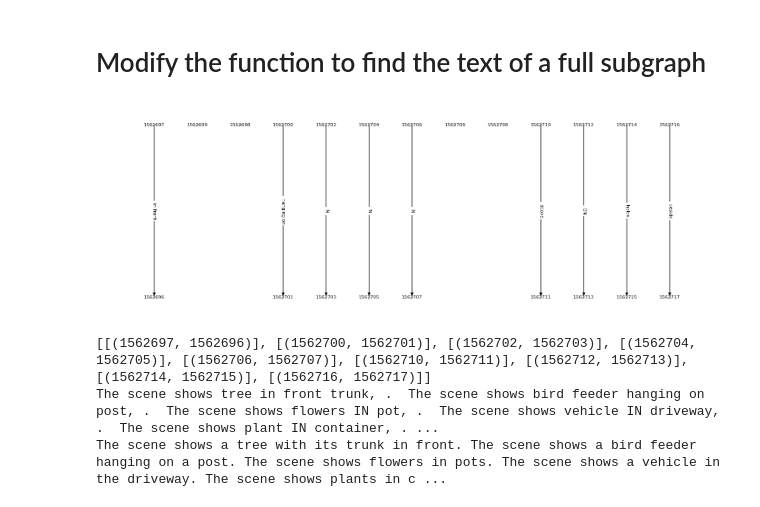
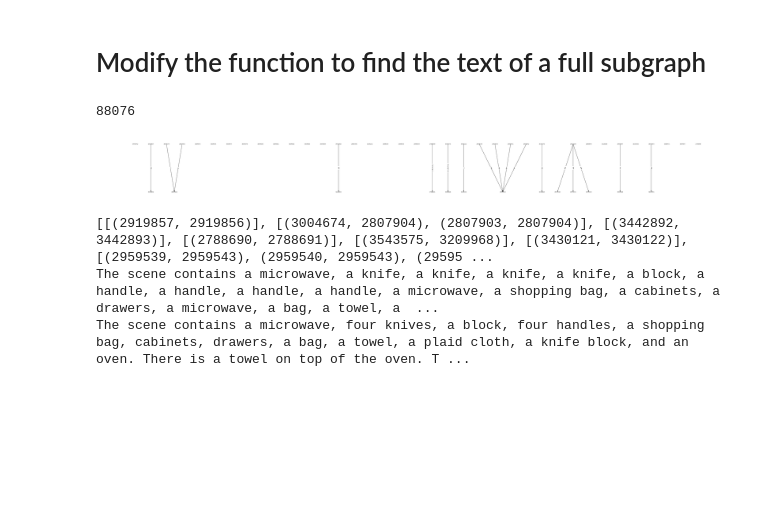
Before and after one commit to roberthoenig/GraphCLIP, a Jupyter notebook: notebooks/build_sentence_from_graph.ipynb, the cells around one changed output. Drawn from its saved outputs; the diff is of its cells as text; code cells hidden in the pictures; blank space fills up the shorter version.

Commit message:
update graph description generation

```diff
--- a/notebooks/build_sentence_from_graph.ipynb
+++ b/notebooks/build_sentence_from_graph.ipynb
@@ -170,17 +187,28 @@ def get_connected_component_edges(g):
-# %%
-g = choice(graphs)
-plot_graph(g)
-print(get_connected_component_edges(g))
-sentence = ""
-raw_draft = ""
-for subgraph_edges in get_connected_component_edges(g):
-    sentence_draft = subg_get_sentence_draft(subgraph_edges)
-    raw_draft += sentence_draft + " "
-    sentence += subg_get_sentence(sentence_draft) + " "
-print(raw_draft)
-print(sentence) # in practice this is better than using the whole graph in gpt 3
-# %% [output]
-[figure, removed]
-[[(1562697, 1562696)], [(1562700, 1562701)], [(1562702, 1562703)], [(1562704, 1562705)], [(1562706, 1562707)], [(1562710, 1562711)], [(1562712, 1562713)], [(1562714, 1562715)], [(1562716, 1562717)]]
-The scene shows tree in front trunk, .  The scene shows bird feeder hanging on post, .  The scene shows flowers IN pot, .  The scene shows vehicle IN driveway, .  The scene shows plant IN container, . ...
-The scene shows a tree with its trunk in front. The scene shows a bird feeder hanging on a post. The scene shows flowers in pots. The scene shows a vehicle in the driveway. The scene shows plants in c ...
+# %%
+import random
+idx = random.randint(0, len(graphs))
+print(idx)
+g = graphs[106058]
+plot_graph(g)
+print(get_connected_component_edges(g)[0])
+sentence = ""
+raw_draft = "The scene contains "
+components, lonely_nodes = get_connected_component_edges(g)
+for node in lonely_nodes:
+    raw_draft += "a " + g.labels[node] + ", "
+sentence += subg_get_sentence(raw_draft) + " "
+for subgraph_edges in components:
+    sentence_draft = subg_get_sentence_draft(subgraph_edges)
+    if sentence_draft not in raw_draft: # avoid duplicates, which happens regularly
+        raw_draft += sentence_draft + " "
+        sentence += subg_get_sentence(sentence_draft) + " "
+print(raw_draft)
+print(sentence)
+# sentence = graph_get_description(raw_draft) # transforming all at once somehow is not wokring as well
+# print(sentence)
+# %% [output]
+88076
+[figure, added]
+[[(2919857, 2919856)], [(3004674, 2807904), (2807903, 2807904)], [(3442892, 3442893)], [(2788690, 2788691)], [(3543575, 3209968)], [(3430121, 3430122)], [(2959539, 2959543), (2959540, 2959543), (29595 ...
+The scene contains a microwave, a knife, a knife, a knife, a knife, a block, a handle, a handle, a handle, a handle, a microwave, a shopping bag, a cabinets, a drawers, a microwave, a bag, a towel, a  ...
+The scene contains a microwave, four knives, a block, four handles, a shopping bag, cabinets, drawers, a bag, a towel, a plaid cloth, a knife block, and an oven. There is a towel on top of the oven. T ...
```
Also changed, not shown: parts of 1 cell of this notebook.
